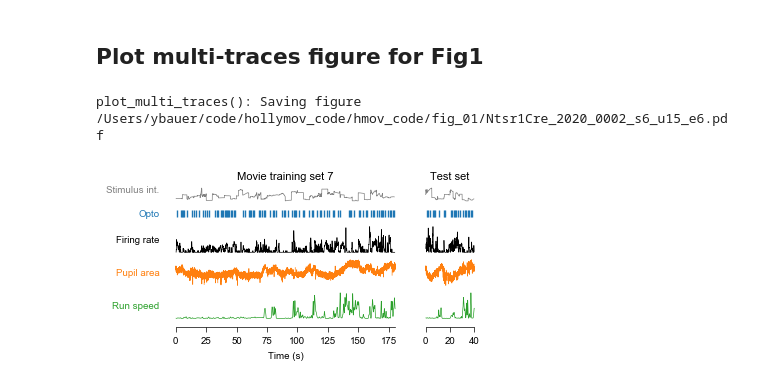
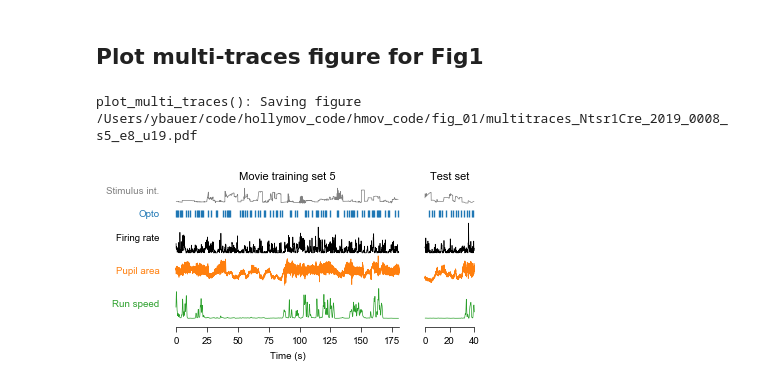
Before and after one commit to yannikbauer/hollymov_code, a Jupyter notebook: hmov_code/fig_01/plot_multi_traces.ipynb, the cells around one changed output. Drawn from its saved outputs; the diff is of its cells as text; code cells hidden in the pictures.

```diff
--- a/hmov_code/fig_01/plot_multi_traces.ipynb
+++ b/hmov_code/fig_01/plot_multi_traces.ipynb
@@ -95,11 +107,13 @@ plt.rcParams.update({
     'ytick.labelsize': 7,
     })
 # %%
+ukey = {'m': 'Ntsr1Cre_2019_0008', 's': 5, 'e': 8, 'u': 19}
+
 # Plot multi traces from hmov_unit.py: single test trace
-plot_multi_traces(ukey, train_idx=[6], test_idx=[1], train_trange=None,
+plot_multi_traces(ukey, train_idx=[4], test_idx=[7], train_trange=None,
                   linewidth=0.5, colors=None, alpha_train=1, alpha_test=1,
                   spines=[], spine_pos=5, suptitle=False, plot_stim_rf=False,
                   title_detail=True, figsize=(9.7, 4.8), save=True, save_fmt='pdf');
 # %% [output]
-plot_multi_traces(): Saving figure /Users/ybauer/code/hollymov_code/hmov_code/fig_01/Ntsr1Cre_2020_0002_s6_u15_e6.pdf
+plot_multi_traces(): Saving figure /Users/ybauer/code/hollymov_code/hmov_code/fig_01/multitraces_Ntsr1Cre_2019_0008_s5_e8_u19.pdf
-[figure, old version]
+[figure, new version]
```
Also changed, not shown: parts of 4 cells of this notebook, 11 other files.
